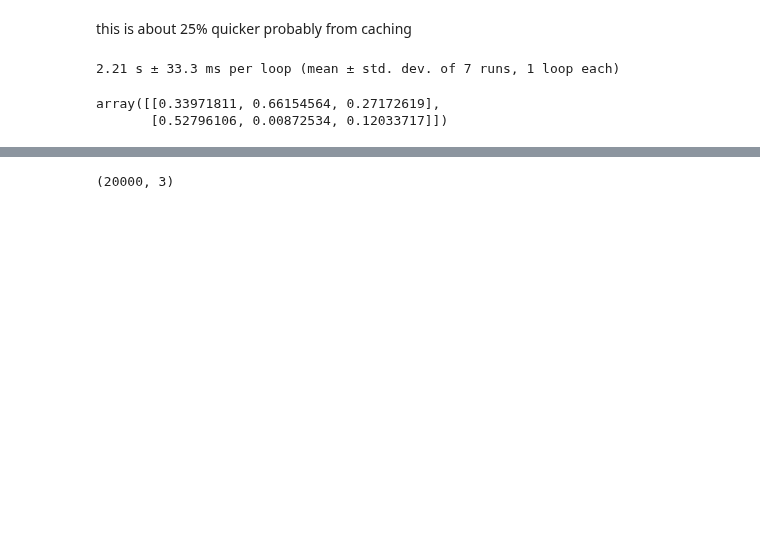
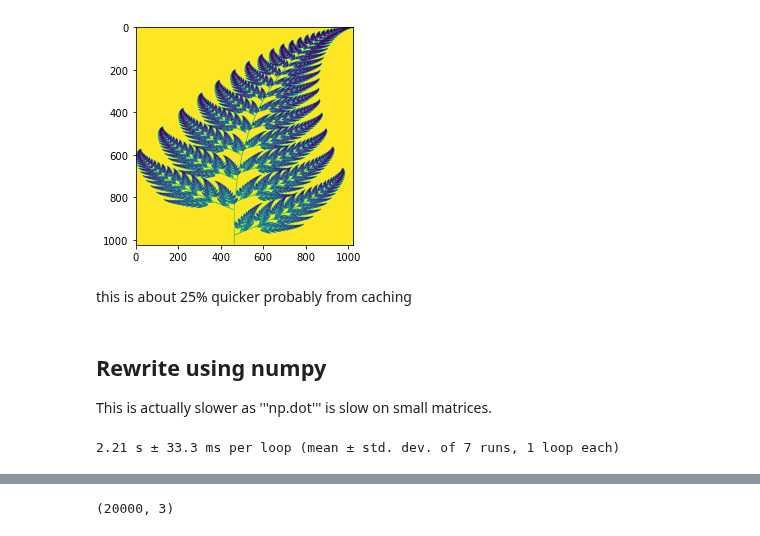
Before and after one commit to macbuse/macbuse.github.io, a Jupyter notebook: PROG/barnsley_fern.ipynb, the cells around one changed output, grey strips where cells are left out. Saved outputs shown, nothing was run; the diff lists cells and outputs as text; code cells hidden in the pictures; blank space fills up the shorter version.

```diff
--- a/PROG/barnsley_fern.ipynb
+++ b/PROG/barnsley_fern.ipynb
@@ -45,5 +156,3 @@ class BarnsleyFern(object):
 fern = BarnsleyFern(500, 500)
 fern.iterate(1000000)
 fern.fern.show()
-# %%
-transforms = [m1,m2,m3,m4]
@@ -50,64 +165,73 @@ transforms = [m1,m2,m3,m4]
 # %%
 #%%timeit
-import random
-import numpy
-from PIL import Image
 
 class BarnsleyFern(object):
 
 
-    def __init__(self, img_width, img_height,
-                 paint_colors=[(0, 150, 0), (150, 150, 0)],
-                 bg_color=(255, 255, 255)):
+    def __init__(self, img_width, img_height):
 
         self.img_width, self.img_height = img_width, img_height
-        self.paint_colors = paint_colors
 
         self.x, self.y = 0, 0
+        self.pts = []
+        self.img = np.ones((self.img_width, self.img_height))
 
-        self.fern = Image.new('RGB', (img_width, img_height), bg_color)
-        self.pix = self.fern.load()
-        self.pix[self.scale(self.x, self.y)] = paint_colors[0]
+    def scale(self):
+        X, Y = list(zip(* self.pts))
+        X = [ int((x + 2.182)*(self.img_width - 1)/4.8378) for x in X]
+        Y = [ int((9.9983 - y)*(self.img_height - 1)/9.9983) for y in Y]
 
-    def scale(self, x,y):
-        h = (x + 2.182)*(self.img_width - 1)/4.8378
-        k = (9.9983 - y)*(self.img_height - 1)/9.9983
-        return h, k
+        return X,Y
+
+    def show(self):
+        X, Y = self.scale()
+        self.img[Y,X] = 0
+        plt.imshow(self.img)
+
 
     # just to be tidy with namespace
     def m1(self,x,y):
         return 0, 0.16*y
 
     def m2(self,x,y):
         return 0.85*x + 0.04*y, -0.04*x + 0.85*y + 1.6
 
     def m3(self,x,y):
         return 0.2*x - 0.26*y, 0.23*x + 0.22*y + 1.6
 
     def m4(self, x,y):
         return -0.15*x + 0.28*y, 0.26*x + 0.24*y + 0.44
 
     def iterate(self, iterations):
 
         # cache everything to save lookups in the loop
         # every . is a dictionnary lookup
         x, y = self.x, self.y
-        img, scale, color  = self.pix, self.scale, self.paint_colors[0]
         transforms = [self.m1, self.m2, self.m3, self.m4]
+        add = self.pts.append
 
         #avoid using cascading ifs by using relative weights
+
         for i, f in enumerate(random.choices(transforms,
                                 weights=[1,60,7,7],
                                 k=iterations)):
-            x, y  = f(x,y)
-            img[scale(x,y)] = color
+            x, y = f(x,y)
+            add((x,y))
 
 
-fern = BarnsleyFern(500, 500)
+
+fern = BarnsleyFern(1024, 1024)
 fern.iterate(1000000)
-fern.fern.show()
+fern.show()
+# %% [output]
+[figure, added]
 # %% [markdown]
 this is about 25% quicker probably from caching
+# %% [markdown]
+## Rewrite using numpy
+
+This is actually slower as '''np.dot'''
+is slow on small matrices.
 # %%
 %%timeit
 import random
@@ -196,9 +320,4 @@ fern.fern.show()
 # this is slower I wonder what the overhead is
 # %% [output]
 2.21 s ± 33.3 ms per loop (mean ± std. dev. of 7 runs, 1 loop each)
-# %%
-np.random.random((2,3))
-# %% [output]
-array([[0.33971811, 0.66154564, 0.27172619],
-       [0.52796106, 0.00872534, 0.12033717]])
 # %% [markdown]
```
Also changed, not shown: parts of 20 cells of this notebook.
